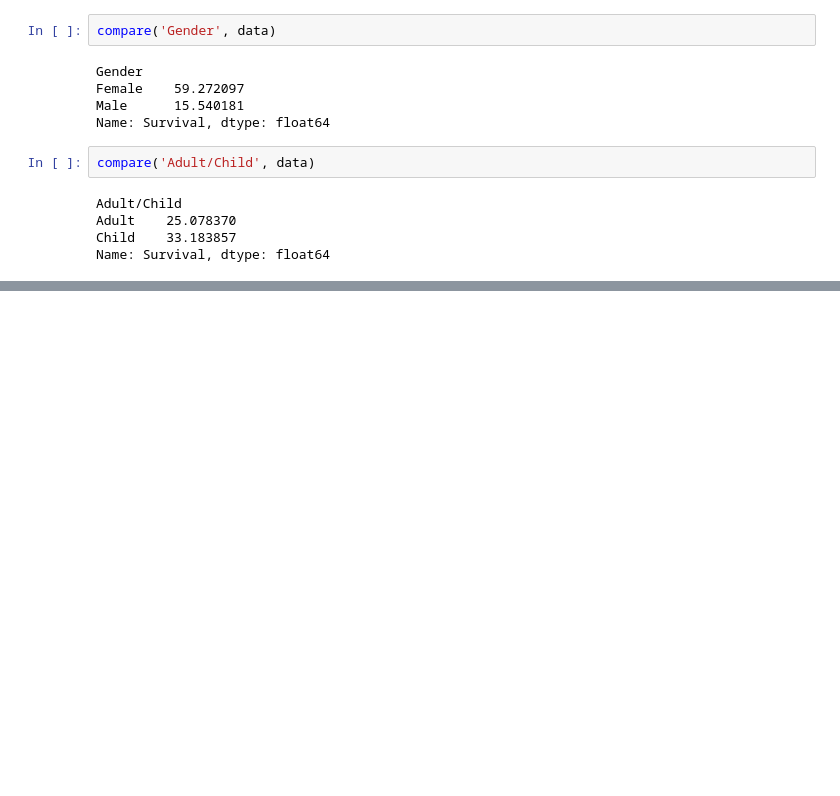
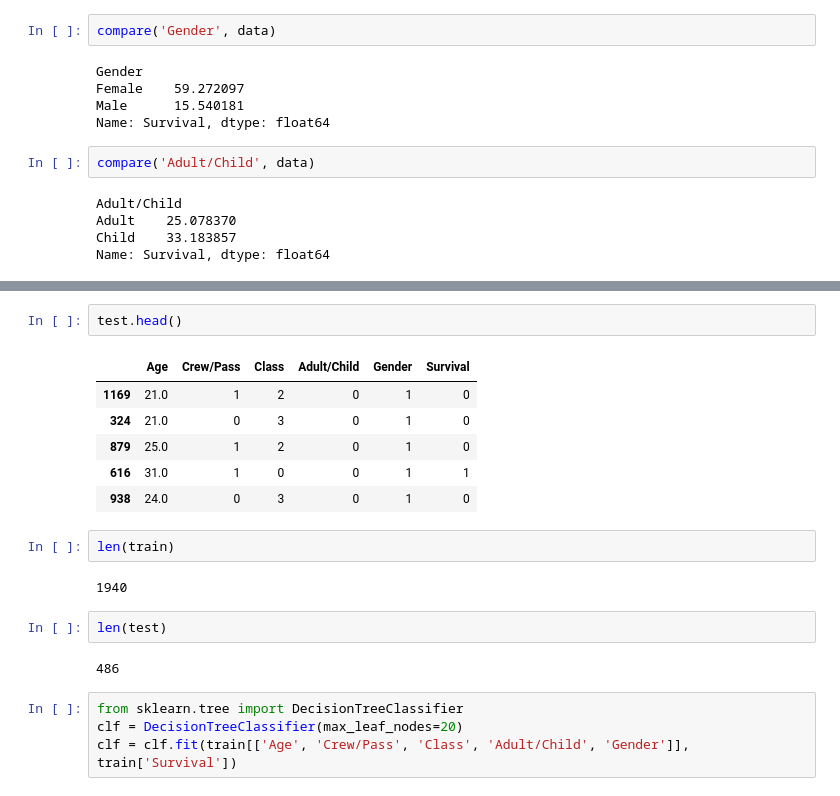
Before and after one commit to curt-mitch/tree-based-models, a Jupyter notebook: Titanic Decision Tree.ipynb, the cells around one changed output, grey strips where cells are left out. Saved outputs shown, nothing was run; the diff lists cells and outputs as text; blank space fills up the shorter version.

```diff
--- a/Titanic Decision Tree.ipynb
+++ b/Titanic Decision Tree.ipynb
@@ -154,0 +206,21 @@ Name: Survival, dtype: float64
+# %%
+test.head()
+# %% [output]
+|  | Age | Crew/Pass | Class | Adult/Child | Gender | Survival |
+| 1169 | 21.0 | 1 | 2 | 0 | 1 | 0 |
+| 324 | 21.0 | 0 | 3 | 0 | 1 | 0 |
+| 879 | 25.0 | 1 | 2 | 0 | 1 | 0 |
+| 616 | 31.0 | 1 | 0 | 0 | 1 | 1 |
+| 938 | 24.0 | 0 | 3 | 0 | 1 | 0 |
+# %%
+len(train)
+# %% [output]
+1940
+# %%
+len(test)
+# %% [output]
+486
+# %%
+from sklearn.tree import DecisionTreeClassifier
+clf = DecisionTreeClassifier(max_leaf_nodes=20)
+clf = clf.fit(train[['Age', 'Crew/Pass', 'Class', 'Adult/Child', 'Gender']], train['Survival'])
```
Also changed, not shown: parts of 9 cells of this notebook, 1 other file.
